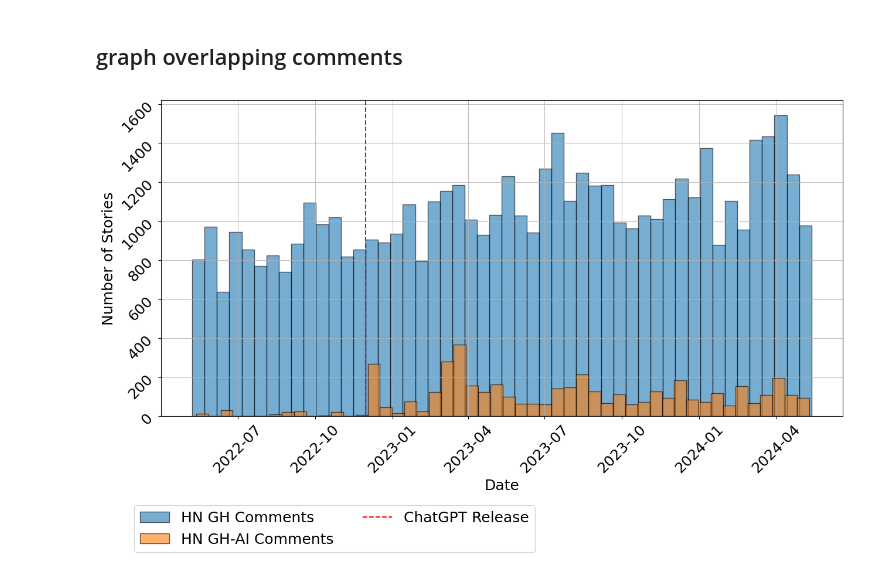
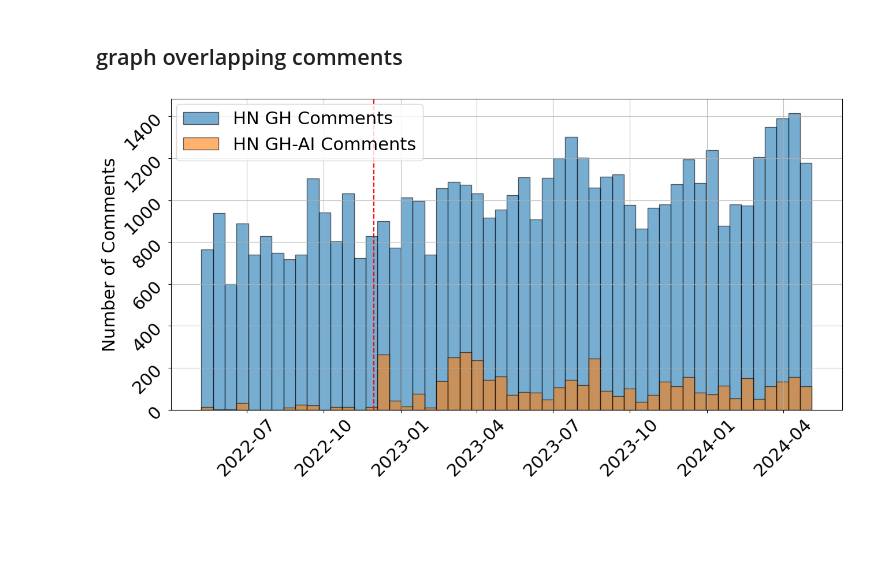
Before and after one commit to MUICT-SERU/SP2024-GPT, a Jupyter notebook: src/rq1/1a-temporal-analysis/comment/analyze-hn-comments.ipynb, the cells around one changed output. Drawn from its saved outputs; the diff is of its cells as text; code cells hidden in the pictures; blank space fills up the shorter version.

Commit message:
Cleanup RQ1 figures, port RQ3 figures to BigQuery metrics format

```diff
--- a/src/rq1/1a-temporal-analysis/comment/analyze-hn-comments.ipynb
+++ b/src/rq1/1a-temporal-analysis/comment/analyze-hn-comments.ipynb
@@ -68,36 +68,45 @@ plot_hist_comments(comments_gh_df, 'HN GH Comments')
 # %%
 import matplotlib.pyplot as plt
 import pandas as pd
 
 def plot_hist_comments_overlap(df1, df2, name1: str, name2: str):
     # Convert the 'comment_time' column to datetime
     df1['comment_time'] = pd.to_datetime(df1['comment_time'])
     df2['comment_time'] = pd.to_datetime(df2['comment_time'])
 
     # Set fontsize for all plots
-    plt.rcParams.update({'font.size': 18})
+    plt.rcParams.update({'font.size': 22})
 
     plt.figure(figsize=(15, 7))
-    plt.hist(df2['comment_time'], bins=50, edgecolor='black', alpha=0.6, label=name2)
-    plt.hist(df1['comment_time'], bins=50, edgecolor='black', alpha=0.6, label=name1)
+
+    # Create a date range with a frequency of 7 days
+    min_date = min(df1['comment_time'].min(), df2['comment_time'].min())
+    max_date = max(df1['comment_time'].max(), df2['comment_time'].max())
+    bins = pd.date_range(start=min_date, end=max_date, freq='14D')
+
+    # Plot histograms with the specified bins
+    plt.hist(df2['comment_time'], bins=bins, edgecolor='black', alpha=0.6, label=name2)
+    plt.hist(df1['comment_time'], bins=bins, edgecolor='black', alpha=0.6, label=name1)
 
     # Mark chatgpt release date
     chatgpt_release_date = pd.to_datetime('2022-11-30')
-    plt.axvline(x=chatgpt_release_date, color='red', linestyle='--', label='ChatGPT Release')
+    plt.axvline(x=chatgpt_release_date, color='red', linestyle='--')
 
-    plt.xlabel('Date')
-    plt.ylabel('Number of Stories')
+    # plt.xlabel('Date')
+    plt.ylabel('Number of Comments')
     # plt.title(f'{name1} vs {name2}')
     plt.xticks(rotation=45)
     plt.yticks(rotation=45)
     plt.grid(True, alpha=0.8)
-    plt.legend(bbox_to_anchor=(-0.04, -0.43), loc='lower left', borderaxespad=0.,
-              title_fontsize=18, ncol=2)
+    plt.legend(loc='upper left', borderaxespad=0.3,
+               title_fontsize=18, ncol=1)
 
     # Save to pdf
     plt.savefig(f'hn-comments-[{name1}-{name2}].pdf', format='pdf', bbox_inches='tight')
 
     plt.show()
+
+# Example usage
 plot_hist_comments_overlap(comments_gh_ai_df, comments_gh_df, "HN GH-AI Comments", "HN GH Comments")
 # %% [output]
-[figure, old version]
+[figure, new version]
```
Also changed, not shown: 4 other files.
